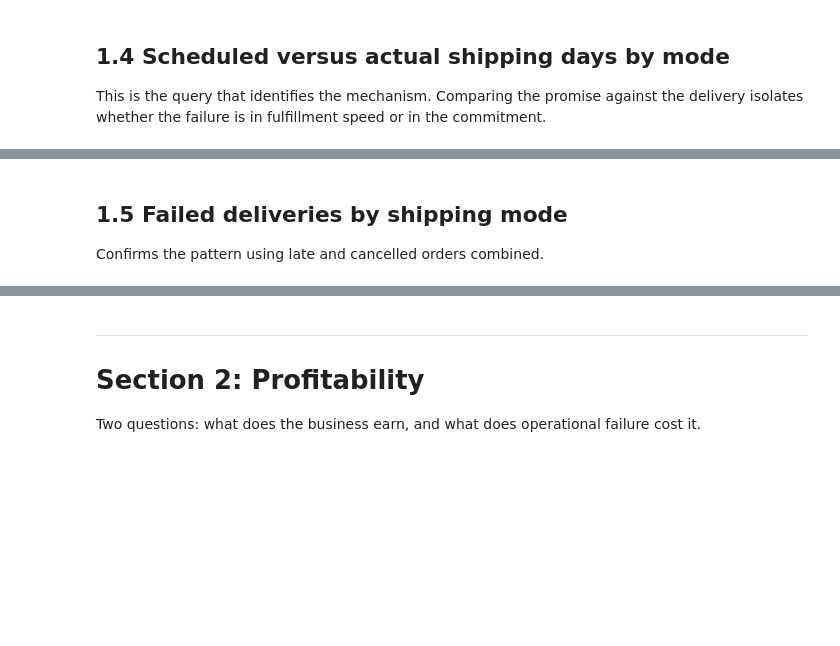
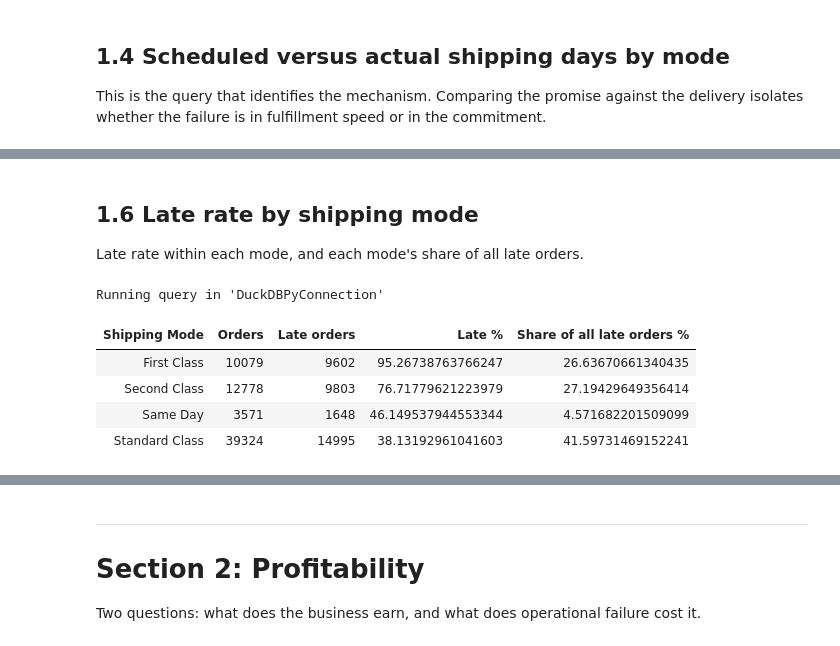
Before and after one commit to subyyy111/dataco-supply-chain, a Jupyter notebook: DataCo_analysis.ipynb, the cells around one changed output, grey strips where cells are left out. Drawn from its saved outputs; the diff is of its cells as text; code cells hidden in the pictures; blank space fills up the shorter version.

```diff
--- a/DataCo_analysis.ipynb
+++ b/DataCo_analysis.ipynb
@@ -143,14 +239,27 @@ commercial question rather than a logistics one.
 # %% [markdown]
-## 1.5 Failed deliveries by shipping mode
+## 1.6 Late rate by shipping mode
 
-Confirms the pattern using late and cancelled orders combined.
+Late rate within each mode, and each mode's share of all late orders.
 # %%
 %%sql
+WITH orders AS (
+    SELECT DISTINCT "Order Id", "Shipping Mode", "Delivery Status" FROM df
+)
 SELECT "Shipping Mode",
-       SUM(CASE WHEN "Delivery Status" IN ('Late delivery', 'Shipping canceled')
-           THEN 1 ELSE 0 END) AS "Late or cancelled",
-       SUM(CASE WHEN "Delivery Status" IN ('Late delivery', 'Shipping canceled')
-           THEN 1 ELSE 0 END) * 100.0 / COUNT("Order Id") AS "Failure %"
-FROM df
+       COUNT(*) AS "Orders",
+       SUM(CASE WHEN "Delivery Status" = 'Late delivery' THEN 1 ELSE 0 END) AS "Late orders",
+       SUM(CASE WHEN "Delivery Status" = 'Late delivery' THEN 1 ELSE 0 END) * 100.0
+           / COUNT(*) AS "Late %",
+       SUM(CASE WHEN "Delivery Status" = 'Late delivery' THEN 1 ELSE 0 END) * 100.0
+           / SUM(SUM(CASE WHEN "Delivery Status" = 'Late delivery' THEN 1 ELSE 0 END)) OVER()
+           AS "Share of all late orders %"
+FROM orders
 GROUP BY "Shipping Mode"
-ORDER BY "Failure %" DESC
+ORDER BY "Late %" DESC
+# %% [output]
+Running query in 'DuckDBPyConnection'
+| Shipping Mode | Orders | Late orders | Late % | Share of all late orders % |
+| First Class | 10079 | 9602 | 95.26738763766247 | 26.63670661340435 |
+| Second Class | 12778 | 9803 | 76.71779621223979 | 27.19429649356414 |
+| Same Day | 3571 | 1648 | 46.149537944553344 | 4.571682201509099 |
+| Standard Class | 39324 | 14995 | 38.13192961041603 | 41.59731469152241 |
```
Also changed, not shown: parts of 40 cells of this notebook, 2 other files.
